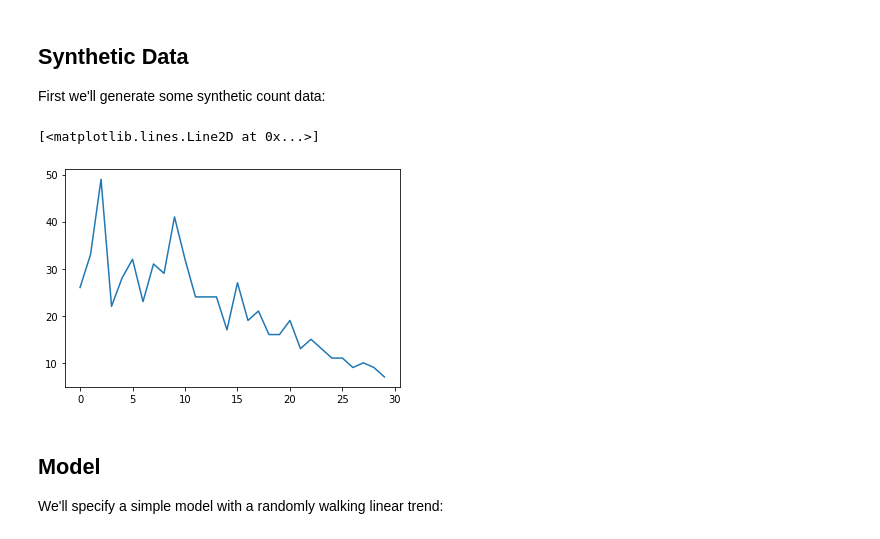
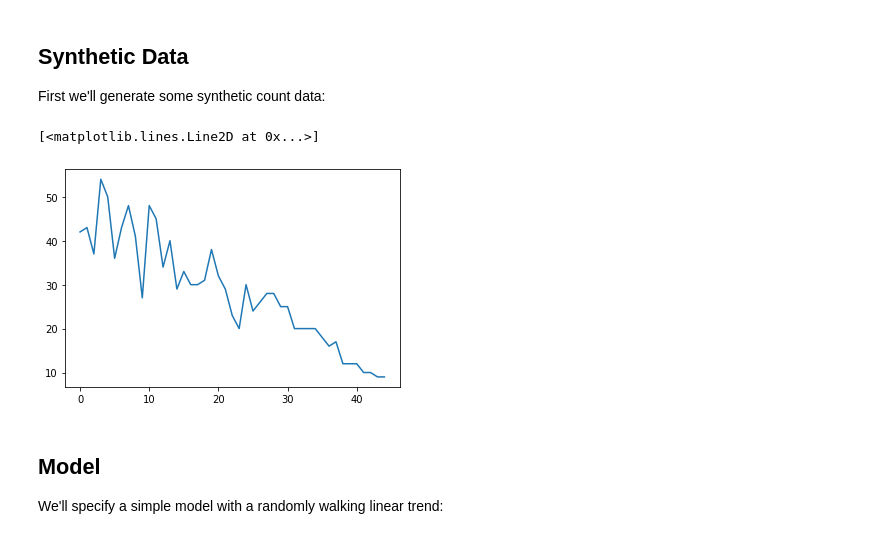
Before and after one commit to kaijennissen/fbprophet, a Jupyter notebook: notebooks/0_STS_VI.ipynb, the cells around one changed output. Saved outputs shown, nothing was run; the diff lists cells and outputs as text; code cells hidden in the pictures.

```diff
--- a/notebooks/0_STS_VI.ipynb
+++ b/notebooks/0_STS_VI.ipynb
@@ -48,14 +48,14 @@ tf.enable_v2_behavior()
 
 First we'll generate some synthetic count data:
 # %%
-num_timesteps = 30
+num_timesteps = 45
 observed_counts = np.round(3 + np.random.lognormal(np.log(np.linspace(
     num_timesteps, 5, num=num_timesteps)), 0.20, size=num_timesteps))
 observed_counts = observed_counts.astype(np.float32)
 plt.plot(observed_counts)
 # %% [output]
 [<matplotlib.lines.Line2D at 0x...>]
-[figure, old version]
+[figure, new version]
 # %% [markdown]
 ## Model
 
```
Also changed, not shown: parts of 8 cells of this notebook, 1 other file.
